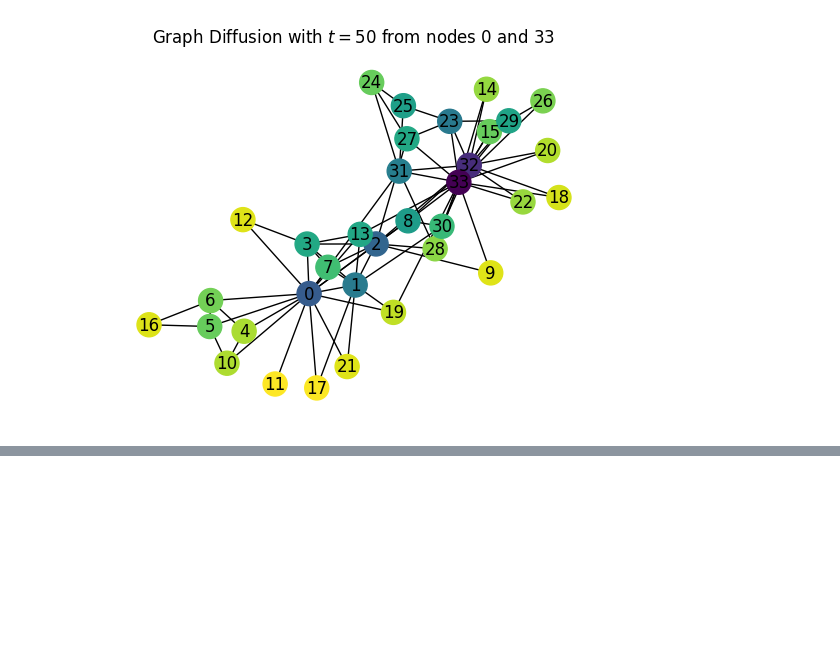
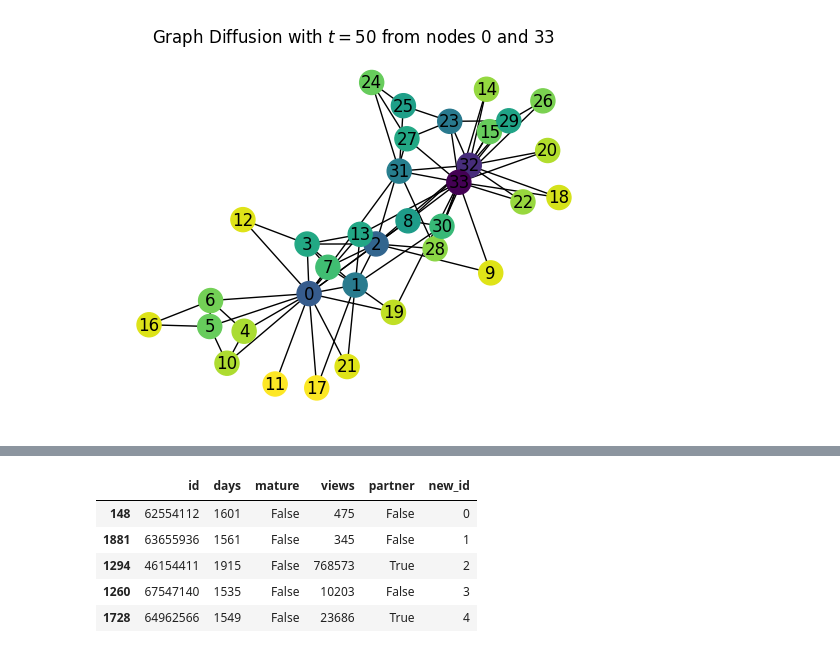
Before and after one commit to vitorfrois/svm, a Jupyter notebook: svc.ipynb, the cells around one changed output, grey strips where cells are left out. Drawn from its saved outputs; the diff is of its cells as text; code cells hidden in the pictures; blank space fills up the shorter version.

```diff
--- a/svc.ipynb
+++ b/svc.ipynb
@@ -147,0 +164,13 @@ nx.draw(
+# %%
+df = pd.read_csv("data/musae_PTBR_target.csv")
+df = df.sort_values('new_id')
+labels = list(df['mature'])
+labels = [int(1) if i else int(-1) for i in labels]
+df.head()
+# %% [output]
+|  | id | days | mature | views | partner | new_id |
+| 148 | 62554112 | 1601 | False | 475 | False | 0 |
+| 1881 | 63655936 | 1561 | False | 345 | False | 1 |
+| 1294 | 46154411 | 1915 | False | 768573 | True | 2 |
+| 1260 | 67547140 | 1535 | False | 10203 | False | 3 |
+| 1728 | 64962566 | 1549 | False | 23686 | True | 4 |
```
Also changed, not shown: parts of 16 cells of this notebook, 3 other files.
